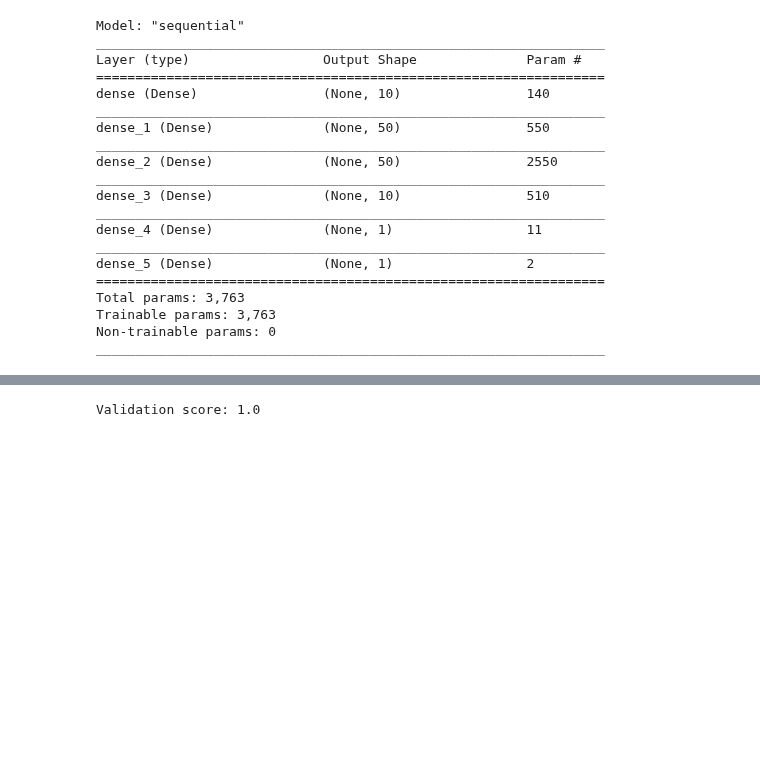
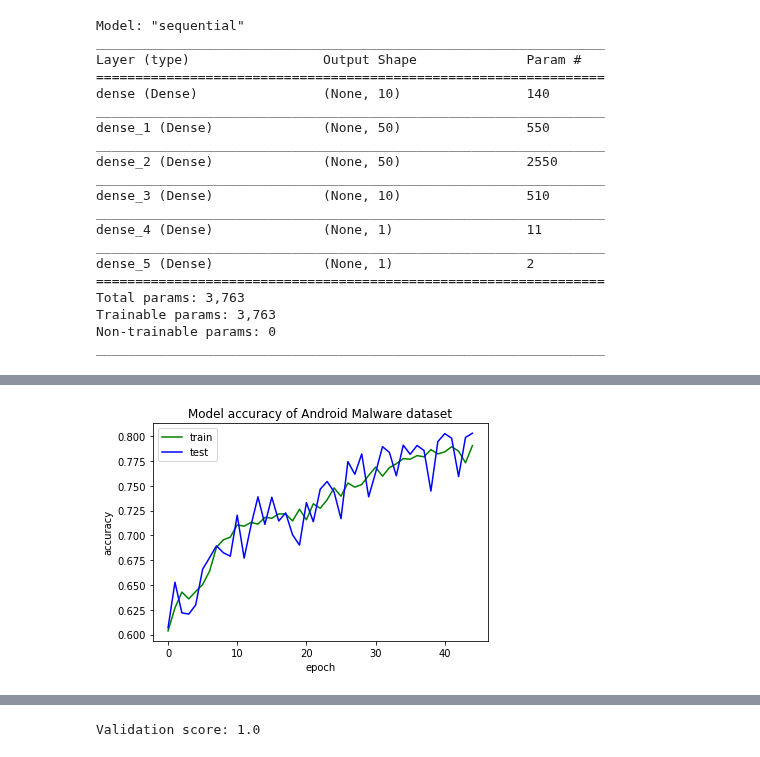
Before and after one commit to ClockWize171/network-traffic-analysis-tensorflow, a Jupyter notebook: android_malware_analysis.ipynb, the cells around one changed output, grey strips where cells are left out. Saved outputs shown, nothing was run; the diff lists cells and outputs as text; code cells hidden in the pictures; blank space fills up the shorter version.

Commit message:
added accuracy and loss chart

```diff
--- a/android_malware_analysis.ipynb
+++ b/android_malware_analysis.ipynb
@@ -378,0 +379,10 @@ Epoch 00077: early stopping
+# %%
+plt.plot(training.history['accuracy'], color='green')
+plt.plot(training.history['val_accuracy'], color='blue')
+plt.title('Model accuracy of Android Malware dataset')
+plt.ylabel('accuracy')
+plt.xlabel('epoch')
+plt.legend(['train', 'test'], loc='upper left')
+plt.show()
+# %% [output]
+[figure, added]
```
Also changed, not shown: parts of 5 cells of this notebook, 1 other file.
